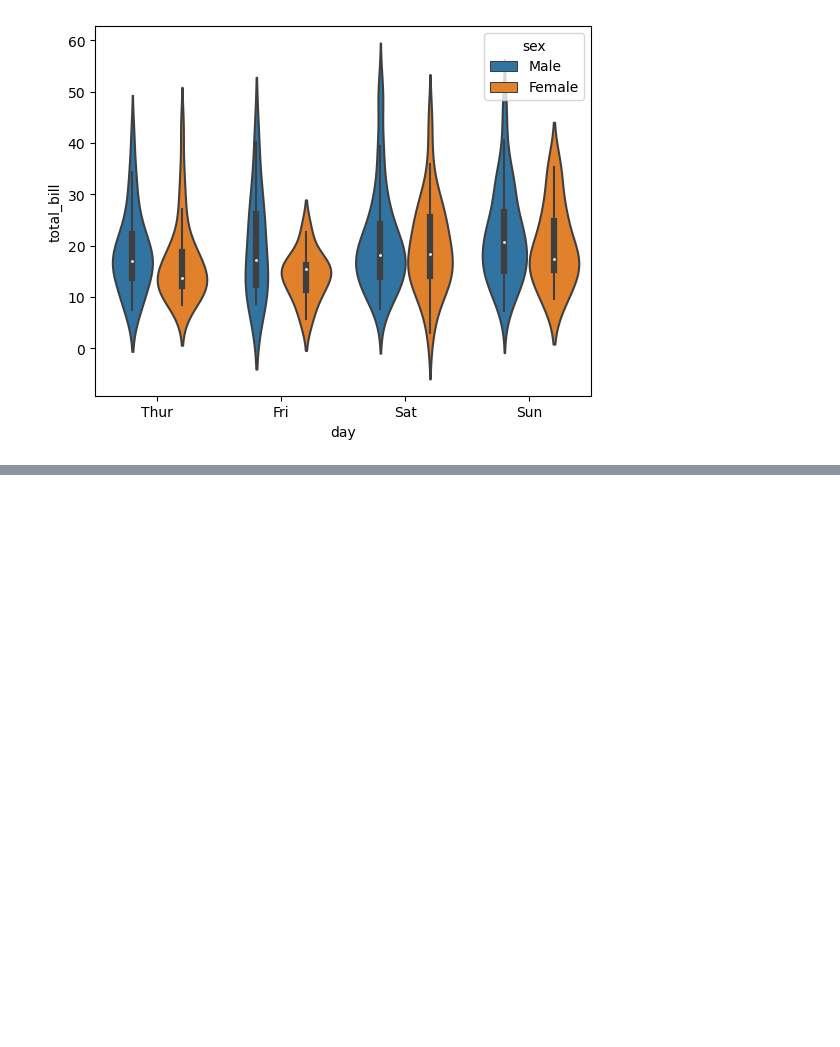
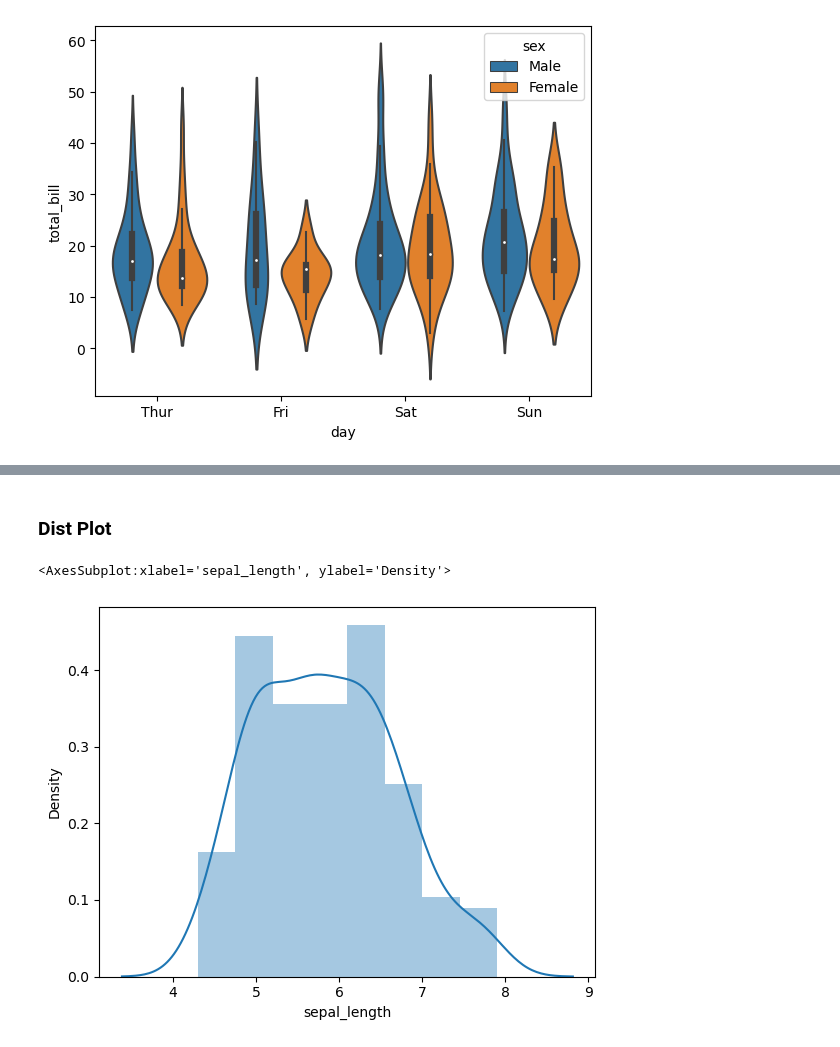
Before and after one commit to Aditya-Poddar/machineLearning, a Jupyter notebook: 07.Seaborn.ipynb, the cells around one changed output, grey strips where cells are left out. Drawn from its saved outputs; the diff is of its cells as text; code cells hidden in the pictures; blank space fills up the shorter version.

```diff
--- a/07.Seaborn.ipynb
+++ b/07.Seaborn.ipynb
@@ -253,0 +321,7 @@ iris=sns.load_dataset('iris')
+# %% [markdown]
+### Dist Plot
+# %%
+sns.distplot(iris['sepal_length'])
+# %% [output]
+<AxesSubplot:xlabel='sepal_length', ylabel='Density'>
+[figure, added]
```
Also changed, not shown: parts of 22 cells of this notebook.
